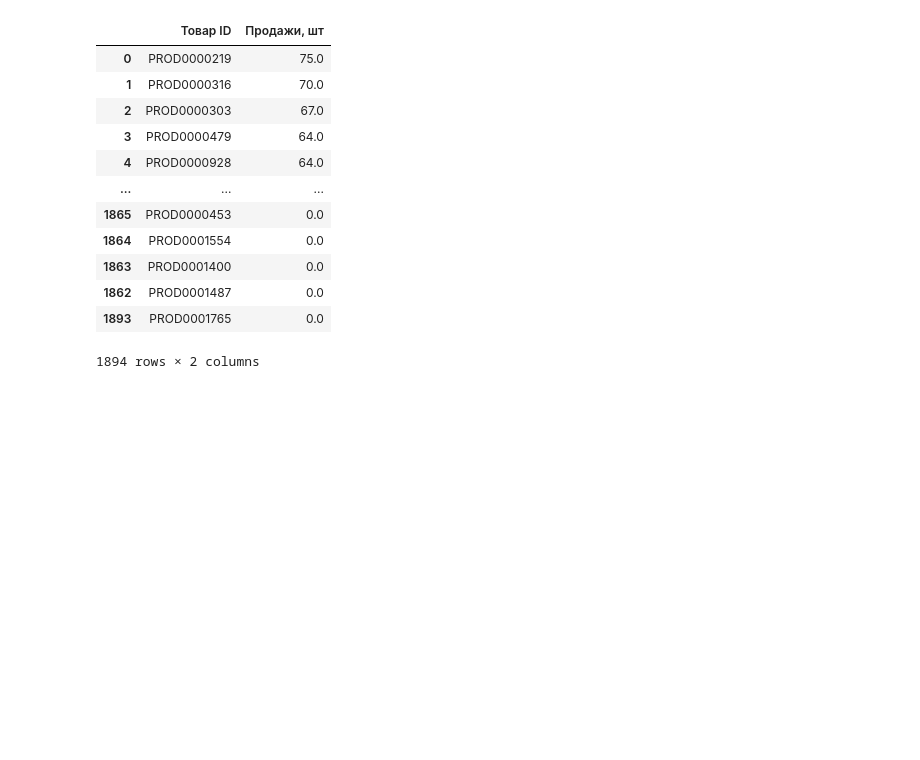
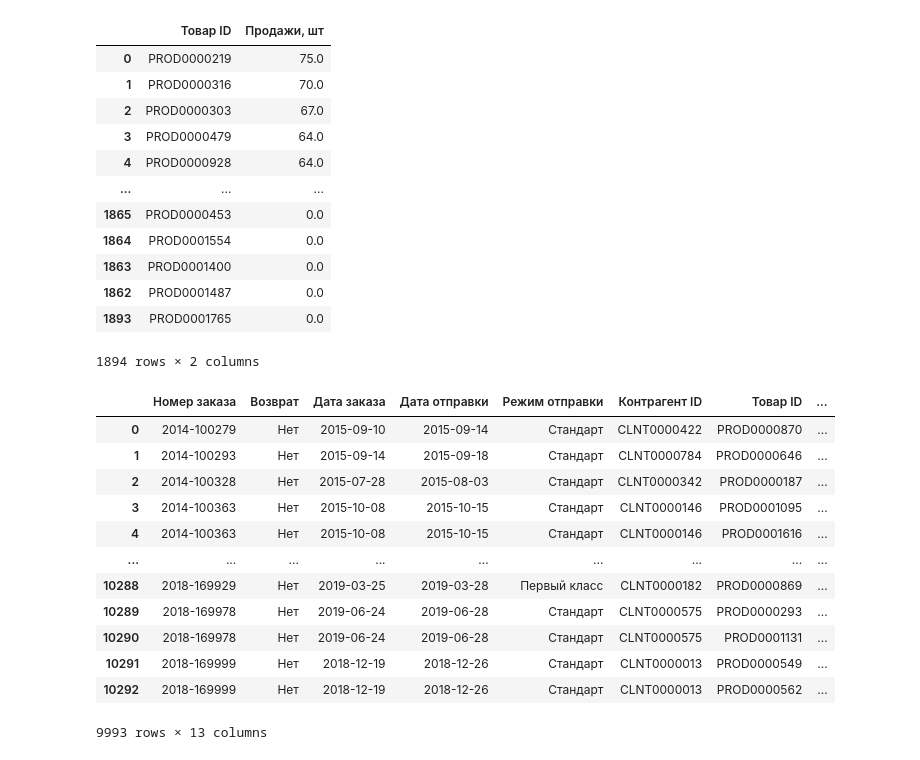
Before and after one commit to OctoBus177/Krok_data_analyses, a Jupyter notebook: all.ipynb, the cells around one changed output. Saved outputs shown, nothing was run; the diff lists cells and outputs as text; code cells hidden in the pictures; blank space fills up the shorter version.

```diff
--- a/all.ipynb
+++ b/all.ipynb
@@ -162,3 +162,22 @@ df_working
 | 1862 | PROD0001487 | 0.0 |
 | 1893 | PROD0001765 | 0.0 |
 1894 rows × 2 columns
+# %%
+df_sales['Чистая продажа, руб'] = df_sales['Продажи, руб'] / ((1 - df_sales['Скидка']))
+df_sales['Цена товара'] = df_sales['Чистая продажа, руб'] / df_sales['Продажи, шт']
+# %%
+df_sales
+# %% [output]
+|  | Номер заказа | Возврат | Дата заказа | Дата отправки | Режим отправки | Контрагент ID | Товар ID | ... |
+| 0 | 2014-100279 | Нет | 2015-09-10 | 2015-09-14 | Стандарт | CLNT0000422 | PROD0000870 | ... |
+| 1 | 2014-100293 | Нет | 2015-09-14 | 2015-09-18 | Стандарт | CLNT0000784 | PROD0000646 | ... |
+| 2 | 2014-100328 | Нет | 2015-07-28 | 2015-08-03 | Стандарт | CLNT0000342 | PROD0000187 | ... |
+| 3 | 2014-100363 | Нет | 2015-10-08 | 2015-10-15 | Стандарт | CLNT0000146 | PROD0001095 | ... |
+| 4 | 2014-100363 | Нет | 2015-10-08 | 2015-10-15 | Стандарт | CLNT0000146 | PROD0001616 | ... |
+| ... | ... | ... | ... | ... | ... | ... | ... | ... |
+| 10288 | 2018-169929 | Нет | 2019-03-25 | 2019-03-28 | Первый класс | CLNT0000182 | PROD0000869 | ... |
+| 10289 | 2018-169978 | Нет | 2019-06-24 | 2019-06-28 | Стандарт | CLNT0000575 | PROD0000293 | ... |
+| 10290 | 2018-169978 | Нет | 2019-06-24 | 2019-06-28 | Стандарт | CLNT0000575 | PROD0001131 | ... |
+| 10291 | 2018-169999 | Нет | 2018-12-19 | 2018-12-26 | Стандарт | CLNT0000013 | PROD0000549 | ... |
+| 10292 | 2018-169999 | Нет | 2018-12-19 | 2018-12-26 | Стандарт | CLNT0000013 | PROD0000562 | ... |
+9993 rows × 13 columns
```
Also changed, not shown: parts of 20 cells of this notebook, 2 other files.
